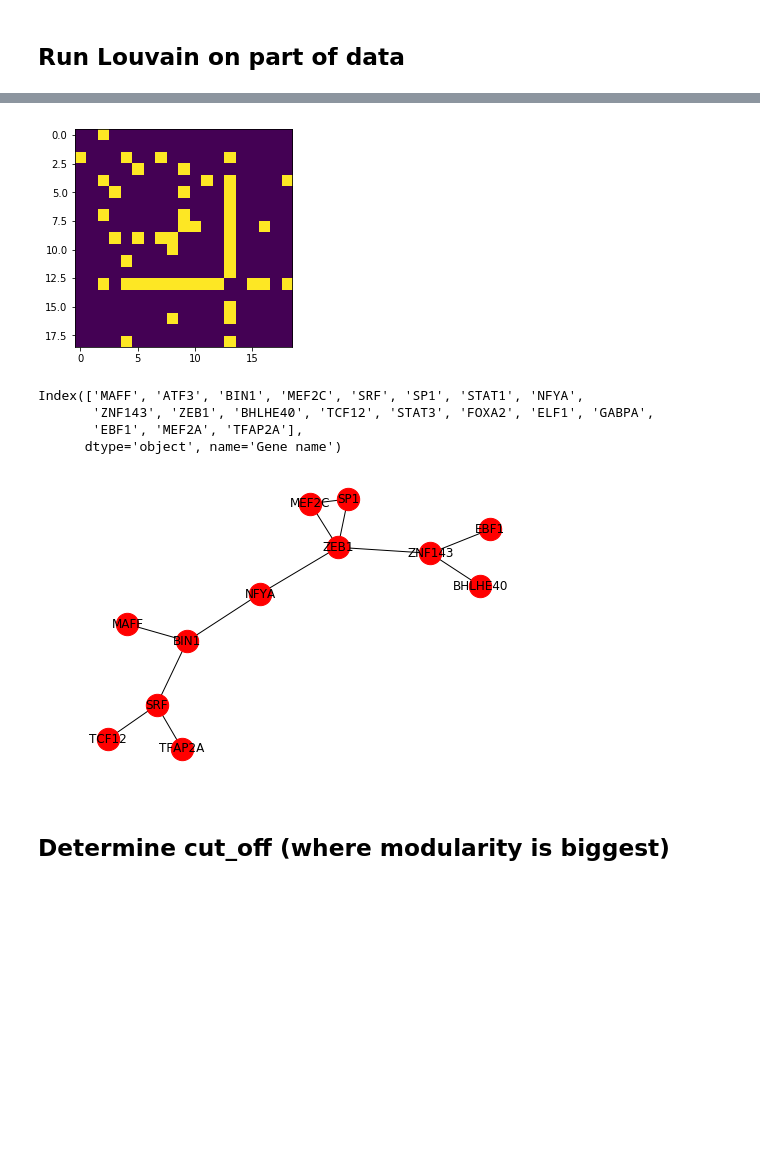
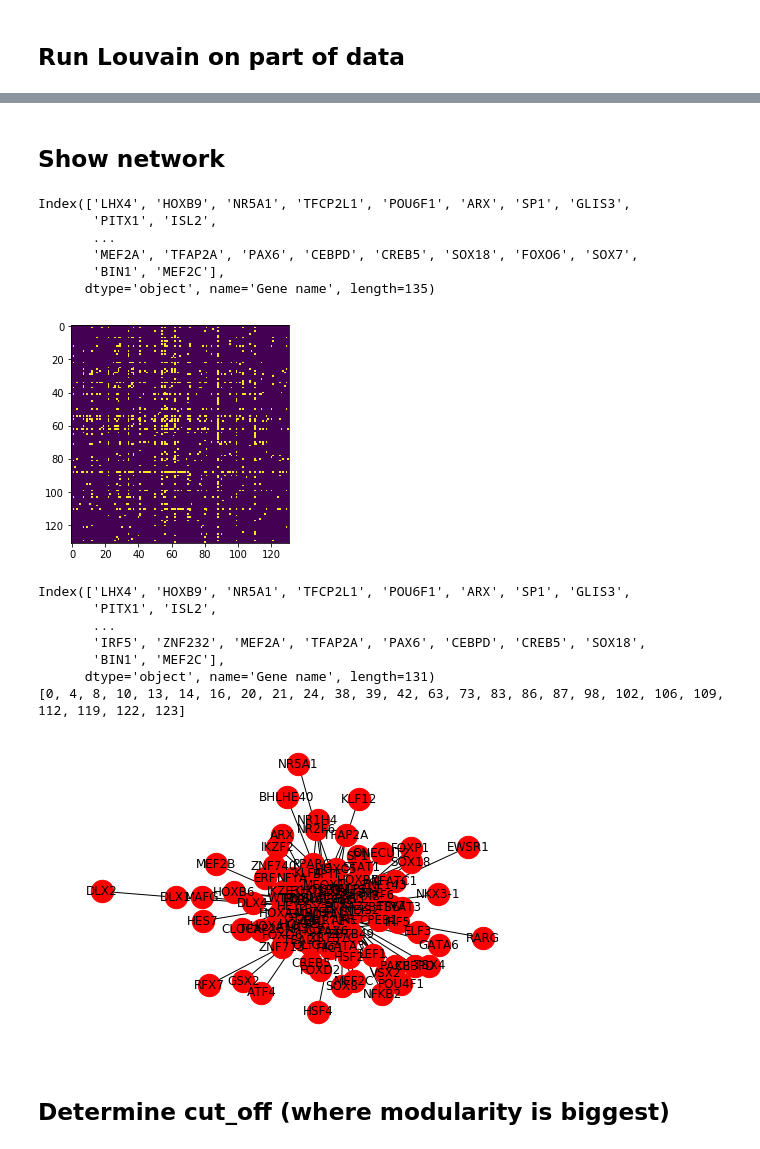
Before and after one commit to adespi/link_epi_to_expr, a Jupyter notebook: tests_before_create_graph.ipynb, the cells around one changed output, grey strips where cells are left out. Saved outputs shown, nothing was run; the diff lists cells and outputs as text; code cells hidden in the pictures; blank space fills up the shorter version.

```diff
--- a/tests_before_create_graph.ipynb
+++ b/tests_before_create_graph.ipynb
@@ -8,6 +8,7 @@ import numpy as np
 # %% [markdown]
 # Fetch data
 # %%
-gene_info = pd.read_csv("gene_info_some_genes.txt", sep='\t',header=0)
+#gene_info = pd.read_csv("gene_info_some_genes.txt", sep='\t',header=0)
+gene_info = pd.read_csv("gene_info_some_genes_32_Tissue-specific_regulatory_networks_FANTOM5-v1.txt", sep='\t',header=0)
 len(gene_info["Gene name"])
 # %% [output]
@@ -223,28 +213,0 @@ Index(['MAFK', 'MAFF', 'MAX', 'ATF3', 'SREBF1', 'NRF1', 'ETS1', 'YY1',
-# %%
-"""nbr_genes=len(gene_info["Gene name"])
-max_corr=pd.DataFrame(np.zeros([nbr_genes,nbr_genes]), index=gene_info["Gene name"], columns=gene_info["Gene name"])
-nbr_signif_corr=pd.DataFrame(np.zeros([nbr_genes,nbr_genes]), index=gene_info["Gene name"], columns=gene_info["Gene name"])
-sign_cutoff=0.1550258
-gene_index=0
-gene_info["Gene name"]
-for gene in gene_info["Gene name"]:
-    gene_folder=glob.glob("correlations/correlations_*_*_"+gene+"/")
-    #print(gene_folder)
-    if len(gene_folder) ==1 :
-        sub_gene_index=0
-        for sub_gene in gene_info["Gene name"]:
-            sub_gene_file=glob.glob(gene_folder[0]+sub_gene+".csv.gz")
-            #print(sub_gene_file)
-            if len(sub_gene_file) ==1 :
-                my_data = pd.read_csv(sub_gene_file[0], sep=',',header=0,index_col=0)
-                max_corr.values[gene_index,sub_gene_index]=my_data.abs().max().max()
-                nbr_signif_corr.values[gene_index,sub_gene_index]=np.sum(((my_data.abs())>sign_cutoff).values)
-            sub_gene_index+=1
-    gene_index+=1
-max_corr.shape
-"""
-"""
-for gene in sorted(glob.glob("correlations/correlations_*_*_*/")):
-    break
-    gene_index+=1
-max_corr.shape"""
@@ -262,10 +223,10 @@ nbr_signif_corr=nbr_signif_corr.drop(genes_to_drop,axis=0).drop(genes_to_drop,ax
 #np.delete(np.delete(max_corr.values, np.where(np.sum(max_corr.values!=0, axis=1)==0),axis=0), np.where(np.sum(max_corr.values!=0, axis=1)==0),axis=0)
 #nbr_signif_corr.values
 # %%
-cutoff=3000
+cutoff=11000
 G = nx.from_numpy_matrix((nbr_signif_corr.values>cutoff) | np.transpose(nbr_signif_corr.values>cutoff))
 
-plt.imshow(nbr_signif_corr.values>3000)
+plt.imshow(nbr_signif_corr.values>cutoff)
 plt.show()
 
 draw_adjacency_matrix(G)
@@ -306,6 +462,18 @@ nodes_louvain_ordered
+# %% [markdown]
+## Show network
+# %%
+print(nbr_signif_corr.columns)
+# %% [output]
+Index(['LHX4', 'HOXB9', 'NR5A1', 'TFCP2L1', 'POU6F1', 'ARX', 'SP1', 'GLIS3',
+       'PITX1', 'ISL2',
+       ...
+       'MEF2A', 'TFAP2A', 'PAX6', 'CEBPD', 'CREB5', 'SOX18', 'FOXO6', 'SOX7',
+       'BIN1', 'MEF2C'],
+      dtype='object', name='Gene name', length=135)
 # %%
 import matplotlib.pyplot as plt
 import networkx as nx
+K-mean clustering
 
 def show_graph_with_labels(adjacency_matrix):
     rows, cols = np.where(adjacency_matrix == 1)
@@ -316,40 +484,46 @@ def show_graph_with_labels(adjacency_matrix):
     gr = nx.Graph()
     gr.add_edges_from(edges)
     nx.draw(gr, node_size=500, with_labels=True)
     #nx.draw(gr, node_size=500, labels=mylabels, with_labels=True)
     plt.show()
 
 #adjacency_matrix = nx.to_numpy_matrix(G, dtype=np.bool)
+nbr_signif_corr=(nbr_signif_corr.loc[~nbr_signif_corr.duplicated(),~nbr_signif_corr.duplicated()])
+
 adjacency_matrix = (nbr_signif_corr.values>cutoff) | np.transpose(nbr_signif_corr.values>cutoff)
 np.fill_diagonal(adjacency_matrix,0)
 
 
 #adjacency_matrix=np.delete(np.delete(adjacency_matrix,13,axis=0),13,axis=1)
 plt.imshow(adjacency_matrix)
 plt.show()
 genes_to_drop=([np.sum(adjacency_matrix!=0, axis=1)<1])
 genes_to_drop=list(np.where(genes_to_drop[0])[0])
 #rm FOXA2
-genes_to_drop.append(13)
+#genes_to_drop.append(13)
 gene_names=nbr_signif_corr.columns
 print(gene_names)
+print(genes_to_drop)
 gene_names=(gene_names.drop(gene_names[genes_to_drop]))
 adjacency_matrix=np.delete(np.delete(adjacency_matrix,genes_to_drop,axis=0),genes_to_drop,axis=1)
 
 genes_to_drop=([np.sum(adjacency_matrix!=0, axis=1)<1])
 genes_to_drop=list(np.where(genes_to_drop[0])[0])
 gene_names=(gene_names.drop(gene_names[genes_to_drop]))
 adjacency_matrix=np.delete(np.delete(adjacency_matrix,genes_to_drop,axis=0),genes_to_drop,axis=1)
 
 
 show_graph_with_labels(adjacency_matrix)
 # %% [output]
-[figure, old version]
+[figure, new version]
-Index(['MAFF', 'ATF3', 'BIN1', 'MEF2C', 'SRF', 'SP1', 'STAT1', 'NFYA',
-       'ZNF143', 'ZEB1', 'BHLHE40', 'TCF12', 'STAT3', 'FOXA2', 'ELF1', 'GABPA',
-       'EBF1', 'MEF2A', 'TFAP2A'],
-      dtype='object', name='Gene name')
+Index(['LHX4', 'HOXB9', 'NR5A1', 'TFCP2L1', 'POU6F1', 'ARX', 'SP1', 'GLIS3',
+       'PITX1', 'ISL2',
+       ...
+       'IRF5', 'ZNF232', 'MEF2A', 'TFAP2A', 'PAX6', 'CEBPD', 'CREB5', 'SOX18',
+       'BIN1', 'MEF2C'],
+      dtype='object', name='Gene name', length=131)
+[0, 4, 8, 10, 13, 14, 16, 20, 21, 24, 38, 39, 42, 63, 73, 83, 86, 87, 98, 102, 106, 109, 112, 119, 122, 123]
-[figure, old version]
+[figure, new version]
 # %% [markdown]
 ## Determine cut_off (where modularity is biggest)
 # %%
```
Also changed, not shown: parts of 38 cells of this notebook.
